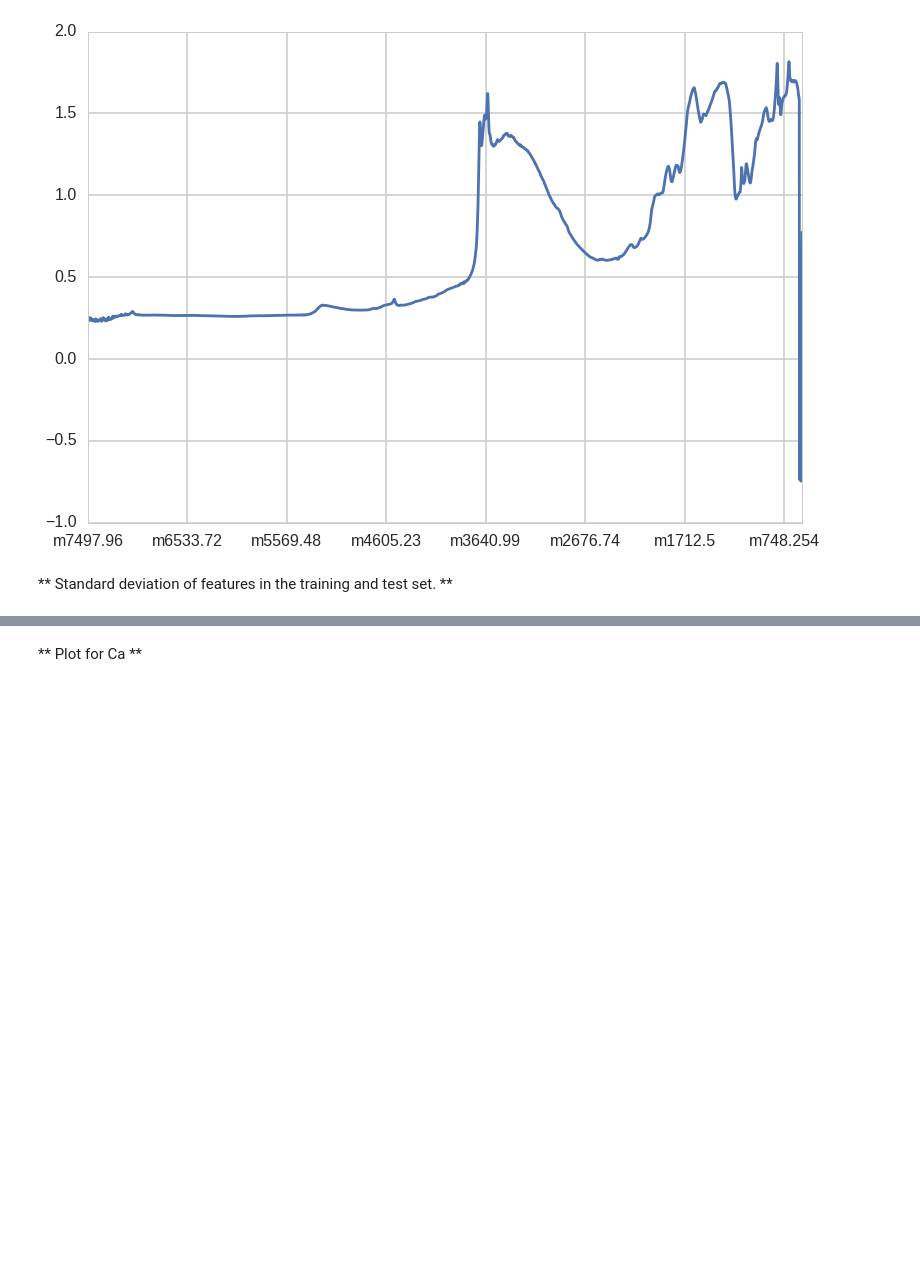
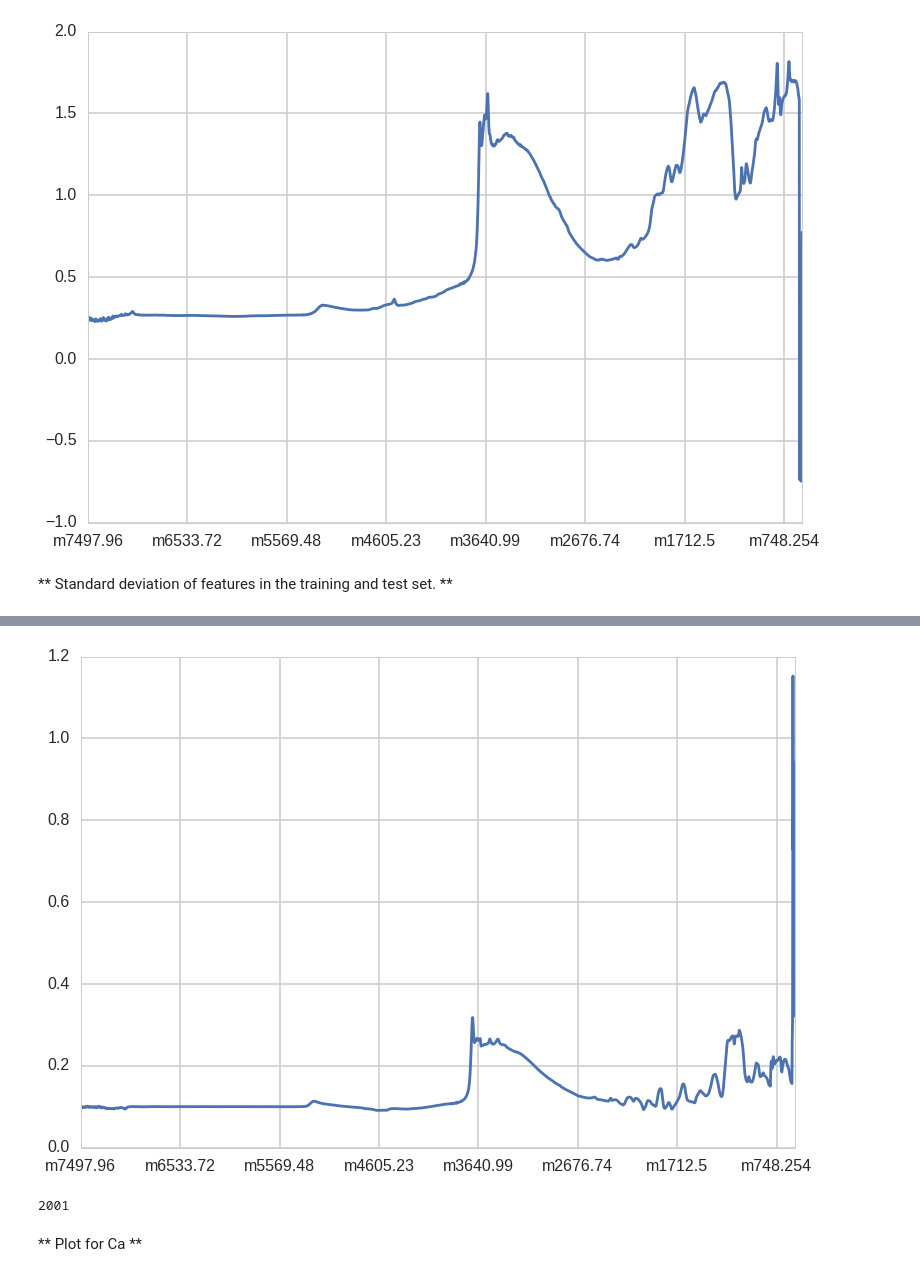
Before and after one commit to numb3r33/African-Soil-Prediction, a Jupyter notebook: notebooks/DataExploration.ipynb, the cells around one changed output, grey strips where cells are left out. Cells and saved outputs as stored; diff of their text form; code cells hidden in the pictures; blank space fills up the shorter version.

```diff
--- a/notebooks/DataExploration.ipynb
+++ b/notebooks/DataExploration.ipynb
@@ -274,3 +274,11 @@ train[train.columns[1:-5]].std(axis=1).plot()
+# %%
+test[train.columns[1:-5]].std(axis=0).plot();
+# %% [output]
+[figure, added]
+# %%
+list(train.columns).index('m3640.99')
+# %% [output]
+2001
 # %% [markdown]
 ** Plot for Ca **
 # %%
```
Also changed, not shown: parts of 3 cells of this notebook.
